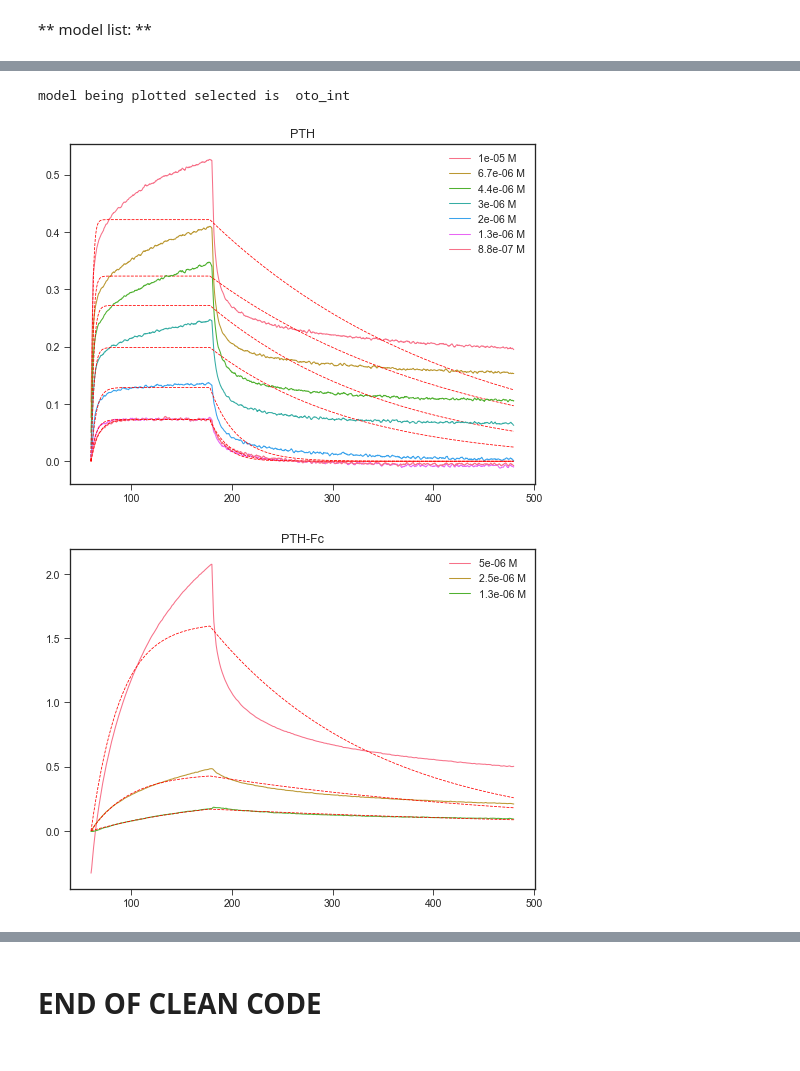
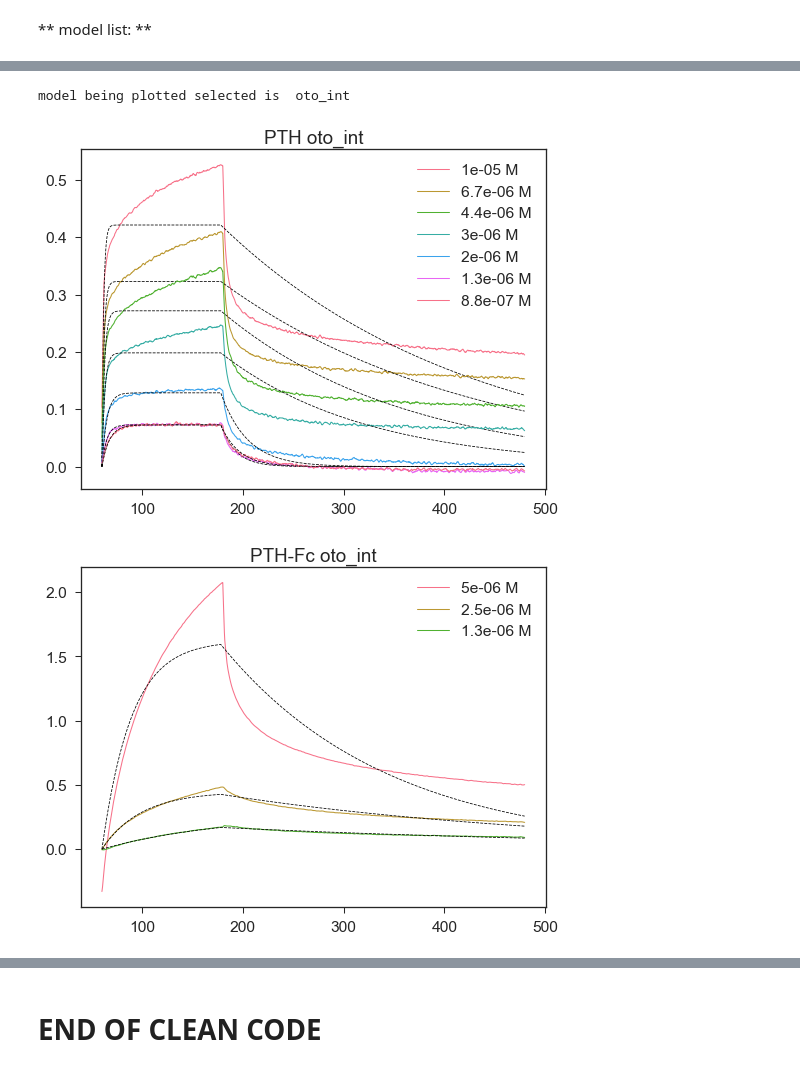
Before and after one commit to DexterAntonio/pthBLI, a Jupyter notebook: Data20180918.ipynb, the cells around one changed output, grey strips where cells are left out. Saved outputs shown, nothing was run; the diff lists cells and outputs as text; code cells hidden in the pictures.

```diff
--- a/Data20180918.ipynb
+++ b/Data20180918.ipynb
@@ -13,6 +13,7 @@ import pandas as pd
 from IPython.display import display, HTML
 from scipy.integrate import odeint
 import seaborn as sns
+sns.set(font_scale=1.5)
 sns.set_style(style='ticks')
 sns.set_palette("husl")
 # %%
@@ -96,14 +97,17 @@ for run in run_array:
     if(run.protein == "PTH-Fc" and np.max(run.r)>0.07):
         plt.figure(1,figsize=(8, 6), dpi=75, facecolor='w', edgecolor='k')
         conc = run.concentration
-        plt.plot(run.t,run.r,'-',linewidth=1,label=str(conc) + " M")
+        plt.plot(run.t,run.r,'-',linewidth=2,label=str(conc) + " M")
         plt.legend()
         plt.title("PTH-Fc")
+        plt.savefig("unfitPTH_FC.svg")
     if(run.protein=="PTH" and np.max(run.r)>0.07):
         plt.figure(2,figsize=(8, 6), dpi=75, facecolor='w', edgecolor='k')
         conc = run.concentration
-        plt.plot(run.t,run.r,'-',linewidth=1,label=str(conc) + " M")
+        plt.plot(run.t,run.r,'-',linewidth=2,label=str(conc) + " M")
         plt.legend()
         plt.title("PTH")
+        plt.savefig("unfitPTH_FC.svg")
+
     k=k+1
 # %% [output]
@@ -667 +672,5 @@ for run in run_array:
+# %%
+#concentration to plot
+protein = "PTH" #choose either PTH or PTH-Fc
+conc = 2e-06
 # %%
@@ -694,30 +702,41 @@ plt.legend()
 # %%
 runDictPTH = {} #usefull for plotting by concentration
 runDictPTHFc = {}
 key = model_string_list[0] #choose the model to plot
 print("model being plotted selected is ", key)
-for run in run_array:
-    if(run.protein == "PTH-Fc" and np.max(run.r)>0.07):
-        plt.figure(1,figsize=(8, 6), dpi=75, facecolor='w', edgecolor='k')
-        conc = run.concentration
-        plt.plot(run.t,run.r,'-',linewidth=1,label=str(conc) + " M")
-        plt.plot(run.t,run.fitResult[key].best_fit,"--r",linewidth=0.75)
-        plt.legend()
-        plt.title("PTH-Fc")
-        runDictPTHFc[str(run.concentration)] = run
+i = 0
+for key in model_string_list:
+    i = i + 1
+    for run in run_array:
+        if(run.protein == "PTH-Fc" and np.max(run.r)>0.07):
+            title = "PTH-Fc " + key
+            fileSave = "pythonFigs/"+title + ".svg"
+            plt.figure(i,figsize=(8, 6), dpi=75, facecolor='w', edgecolor='k')
+            conc = run.concentration
+            plt.plot(run.t,run.r,'-',linewidth=1,label=str(conc) + " M")
+            plt.plot(run.t,run.fitResult[key].best_fit,"--k",linewidth=0.75)
+            plt.legend()
+            plt.title(title)
+            runDictPTHFc[str(run.concentration)] = run
+            plt.savefig(fileSave)
+            #print(run.fitResult.fit_report())
+            #KdDic[run.fitResult.params["A0"].value]= run.fitResult.params["kd"].value/run.fitResult.params["ka"].value
 
-        #print(run.fitResult.fit_report())
-        #KdDic[run.fitResult.params["A0"].value]= run.fitResult.params["kd"].value/run.fitResult.params["ka"].value
+        if(run.protein=="PTH" and np.max(run.r)>0.07):
+            if(key=="biAnalyte"):
+                continue
 
-    if(run.protein=="PTH" and np.max(run.r)>0.07):
-        plt.figure(2,figsize=(8, 6), dpi=75, facecolor='w', edgecolor='k')
-        conc = run.concentration
-        plt.plot(run.t,run.r,'-',linewidth=1,label=str(conc) + " M")
-        plt.plot(run.t,run.fitResult[key].best_fit,"--r",linewidth=0.75)
-        plt.legend()
-        plt.title("PTH")
-        runDictPTH[str(run.concentration)] = run
+            title = "PTH " + key
+            fileSave = "pythonFigs/"+title +".svg"
+            plt.figure(i+100,figsize=(8, 6), dpi=75, facecolor='w', edgecolor='k')
+            conc = run.concentration
+            plt.plot(run.t,run.r,'-',linewidth=1,label=str(conc) + " M")
+            plt.plot(run.t,run.fitResult[key].best_fit,"--k",linewidth=0.75)
+            plt.legend()
+            plt.title(title)
+            runDictPTH[str(run.concentration)] = run
+            plt.savefig(fileSave)
 # %% [output]
 model being plotted selected is  oto_int
-[figure, old version]
+[figure, new version]
-[figure, old version]
+[figure, new version]
```
Also changed, not shown: parts of 7 cells of this notebook, 2 other files.
